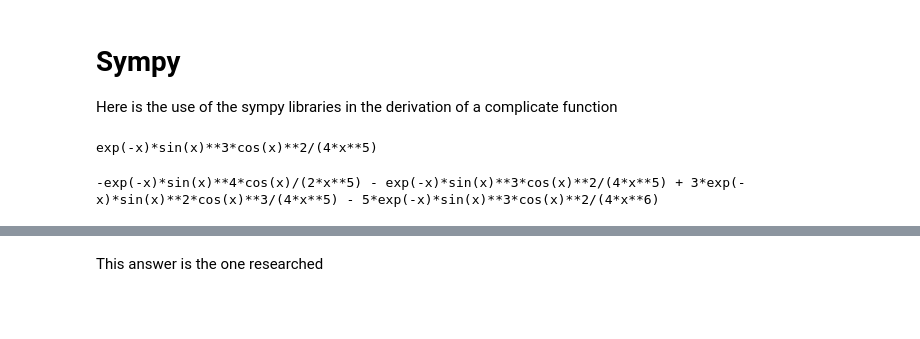
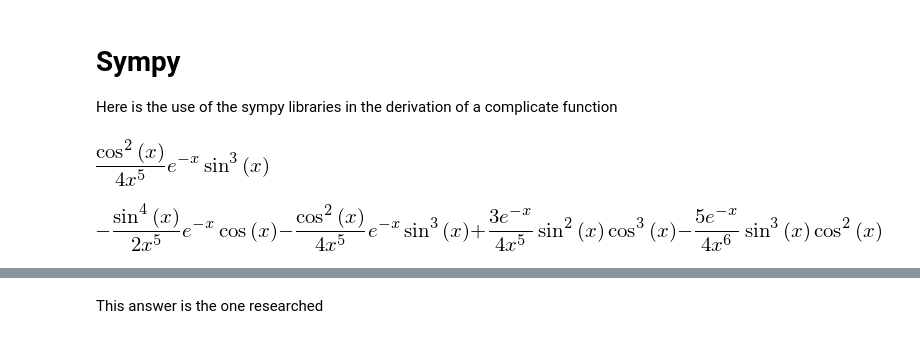
Before and after one commit to costerck/numerical-mooc, a Jupyter notebook: working/Lesson 2/TrafficEquationSolution.ipynb, the cells around one changed output, grey strips where cells are left out. Drawn from its saved outputs; the diff is of its cells as text; code cells hidden in the pictures; blank space fills up the shorter version.

```diff
--- a/working/Lesson 2/TrafficEquationSolution.ipynb
+++ b/working/Lesson 2/TrafficEquationSolution.ipynb
@@ -13,18 +14,18 @@ rcParams['font.family'] = 'serif'
 rcParams['font.size'] = 16
 # %%
 #sympy solution
-from sympy.utilities.lambdify import lambdify
+init_printing()
 
-x=sympy.symbols('x') #We create the sympy symbol 'x'
-y=sympy.cos(x)**2*sympy.sin(x)**3/(4*x**5*sympy.exp(x)) #we use it to create a formula
+x=symbols('x') #We create the sympy symbol 'x'
+y=cos(x)**2*sin(x)**3/(4*x**5*exp(x)) #we use it to create a formula
 y #printing y
 # %% [output]
-exp(-x)*sin(x)**3*cos(x)**2/(4*x**5)
+[figure, added]
 # %%
-yprime=sympy.diff(y) #we take the derivative of the previous function
+yprime=diff(y) #we take the derivative of the previous function
 yprime #we display it
 # %% [output]
--exp(-x)*sin(x)**4*cos(x)/(2*x**5) - exp(-x)*sin(x)**3*cos(x)**2/(4*x**5) + 3*exp(-x)*sin(x)**2*cos(x)**3/(4*x**5) - 5*exp(-x)*sin(x)**3*cos(x)**2/(4*x**6)
+[figure, added]
 # %%
 yprime_lamb = lambdify((x), yprime) #we lambdify yprime so we can evaluate it
 yprime_lamb(2.2) #we evaluate it and print it
```
Also changed, not shown: parts of 6 cells of this notebook.
